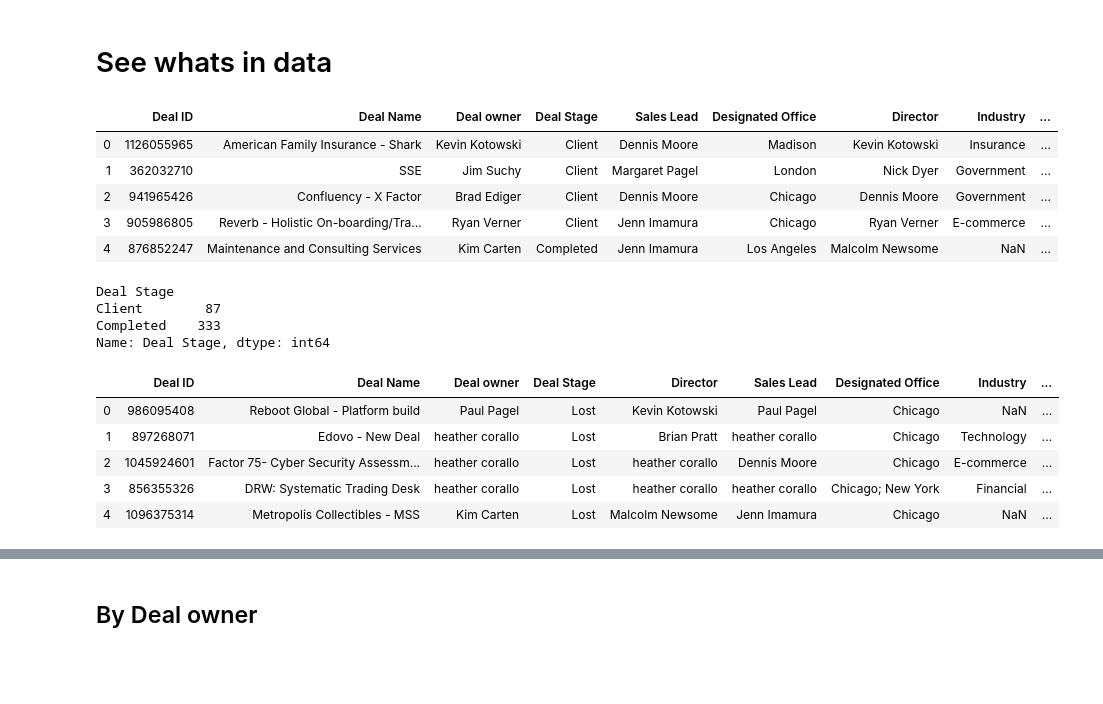
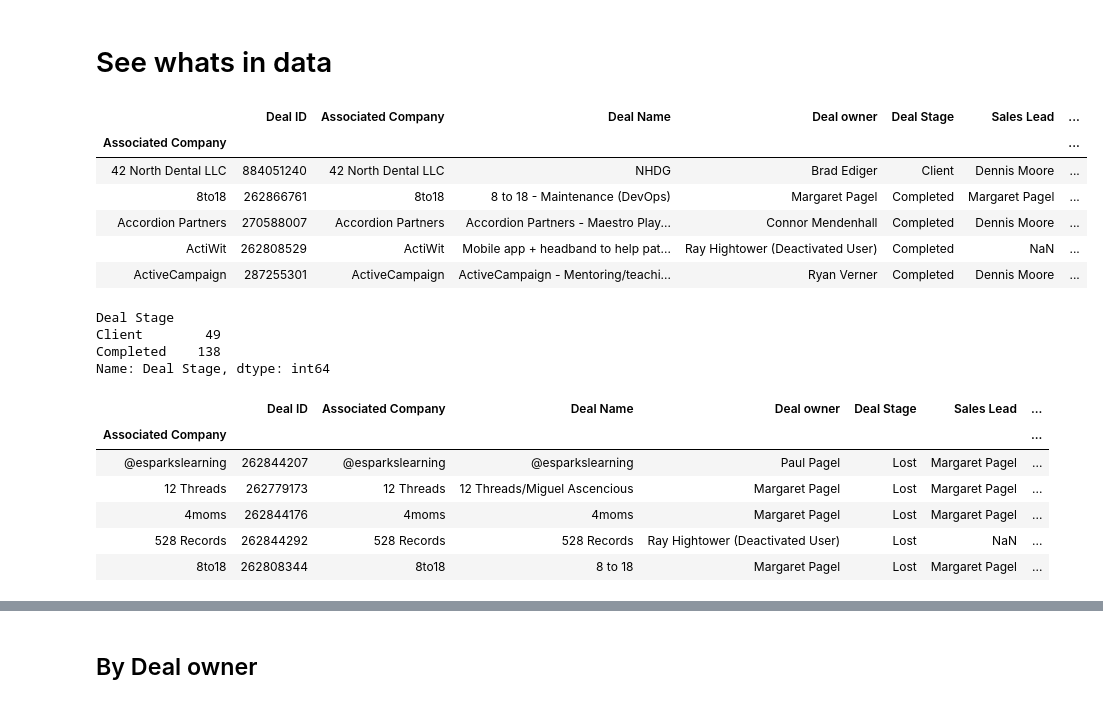
Before and after one commit to SergiiVolodkoWorking/dig-into-sales, a Jupyter notebook: notebooks/data-exploration.ipynb, the cells around one changed output, grey strips where cells are left out. Drawn from its saved outputs; the diff is of its cells as text; code cells hidden in the pictures; blank space fills up the shorter version.

Commit message:
Shown data exploration results to Dennis

```diff
--- a/notebooks/data-exploration.ipynb
+++ b/notebooks/data-exploration.ipynb
@@ -3,35 +3,41 @@
 # %%
 import pandas as pd
 # %%
-completed_deals = pd.read_csv('data/completed-or-current-deails-2019-10-29.csv')
+completed_deals = pd.read_csv('../data/completed-or-current-deails-2019-10-29.csv')
+
+completed_deals = completed_deals.groupby('Associated Company')['Deal ID','Associated Company','Deal Name', 'Deal owner', 'Deal Stage','Sales Lead','Designated Office','Director','Industry', 'Source'].first()
 
 completed_deals.head()
 # %% [output]
-|  | Deal ID | Deal Name | Deal owner | Deal Stage | Sales Lead | Designated Office | Director | Industry | ... |
-| 0 | 1126055965 | American Family Insurance - Shark | Kevin Kotowski | Client | Dennis Moore | Madison | Kevin Kotowski | Insurance | ... |
-| 1 | 362032710 | SSE | Jim Suchy | Client | Margaret Pagel | London | Nick Dyer | Government | ... |
-| 2 | 941965426 | Confluency - X Factor | Brad Ediger | Client | Dennis Moore | Chicago | Dennis Moore | Government | ... |
-| 3 | 905986805 | Reverb - Holistic On-boarding/Tra... | Ryan Verner | Client | Jenn Imamura | Chicago | Ryan Verner | E-commerce | ... |
-| 4 | 876852247 | Maintenance and Consulting Services | Kim Carten | Completed | Jenn Imamura | Los Angeles | Malcolm Newsome | NaN | ... |
+|  | Deal ID | Associated Company | Deal Name | Deal owner | Deal Stage | Sales Lead | ... |
+| Associated Company |  |  |  |  |  |  | ... |
+| 42 North Dental LLC | 884051240 | 42 North Dental LLC | NHDG | Brad Ediger | Client | Dennis Moore | ... |
+| 8to18 | 262866761 | 8to18 | 8 to 18 - Maintenance (DevOps) | Margaret Pagel | Completed | Margaret Pagel | ... |
+| Accordion Partners | 270588007 | Accordion Partners | Accordion Partners - Maestro Play... | Connor Mendenhall | Completed | Dennis Moore | ... |
+| ActiWit | 262808529 | ActiWit | Mobile app + headband to help pat... | Ray Hightower (Deactivated User) | Completed | NaN | ... |
+| ActiveCampaign | 287255301 | ActiveCampaign | ActiveCampaign - Mentoring/teachi... | Ryan Verner | Completed | Dennis Moore | ... |
 # %%
 by_stage = completed_deals.groupby('Deal Stage')['Deal Stage'].count()
 print(by_stage)
 # %% [output]
 Deal Stage
-Client        87
-Completed    333
+Client        49
+Completed    138
 Name: Deal Stage, dtype: int64
 # %%
-lost_deals = pd.read_csv('data/lost-deals-2019-10-28-1.csv')
+lost_deals = pd.read_csv('../data/lost-deals-2019-10-28-1.csv')
+
+lost_deals = lost_deals.groupby('Associated Company')['Deal ID','Associated Company','Deal Name','Deal owner', 'Deal Stage','Sales Lead','Designated Office','Director','Industry', 'Source'].first()
 
 lost_deals.head()
 # %% [output]
-|  | Deal ID | Deal Name | Deal owner | Deal Stage | Director | Sales Lead | Designated Office | Industry | ... |
-| 0 | 986095408 | Reboot Global - Platform build | Paul Pagel | Lost | Kevin Kotowski | Paul Pagel | Chicago | NaN | ... |
-| 1 | 897268071 | Edovo - New Deal | heather corallo | Lost | Brian Pratt | heather corallo | Chicago | Technology | ... |
-| 2 | 1045924601 | Factor 75- Cyber Security Assessm... | heather corallo | Lost | heather corallo | Dennis Moore | Chicago | E-commerce | ... |
-| 3 | 856355326 | DRW: Systematic Trading Desk | heather corallo | Lost | heather corallo | heather corallo | Chicago; New York | Financial | ... |
-| 4 | 1096375314 | Metropolis Collectibles - MSS | Kim Carten | Lost | Malcolm Newsome | Jenn Imamura | Chicago | NaN | ... |
+|  | Deal ID | Associated Company | Deal Name | Deal owner | Deal Stage | Sales Lead | ... |
+| Associated Company |  |  |  |  |  |  | ... |
+| @esparkslearning | 262844207 | @esparkslearning | @esparkslearning | Paul Pagel | Lost | Margaret Pagel | ... |
+| 12 Threads | 262779173 | 12 Threads | 12 Threads/Miguel Ascencious | Margaret Pagel | Lost | Margaret Pagel | ... |
+| 4moms | 262844176 | 4moms | 4moms | Margaret Pagel | Lost | Margaret Pagel | ... |
+| 528 Records | 262844292 | 528 Records | 528 Records | Ray Hightower (Deactivated User) | Lost | NaN | ... |
+| 8to18 | 262808344 | 8to18 | 8 to 18 | Margaret Pagel | Lost | Margaret Pagel | ... |
 # %%
 by_source = completed_deals.groupby('Source')['Source'].count()
 print(by_source)
```
Also changed, not shown: parts of 14 cells of this notebook, 1 other file.
